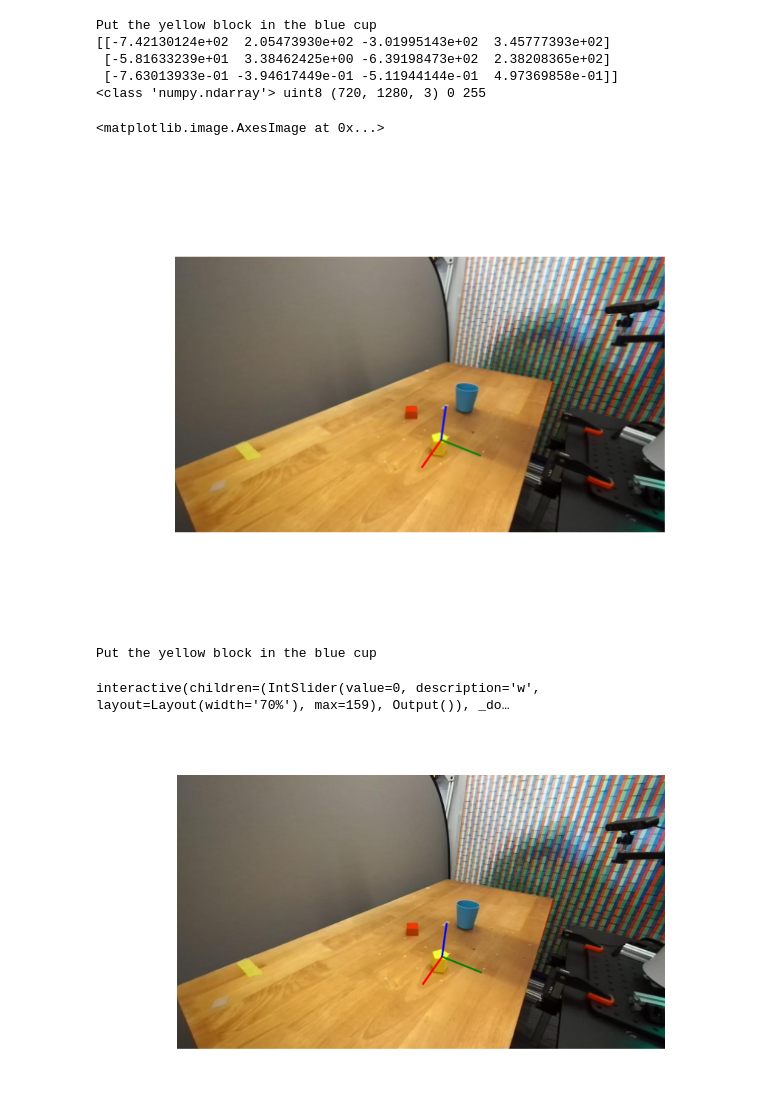
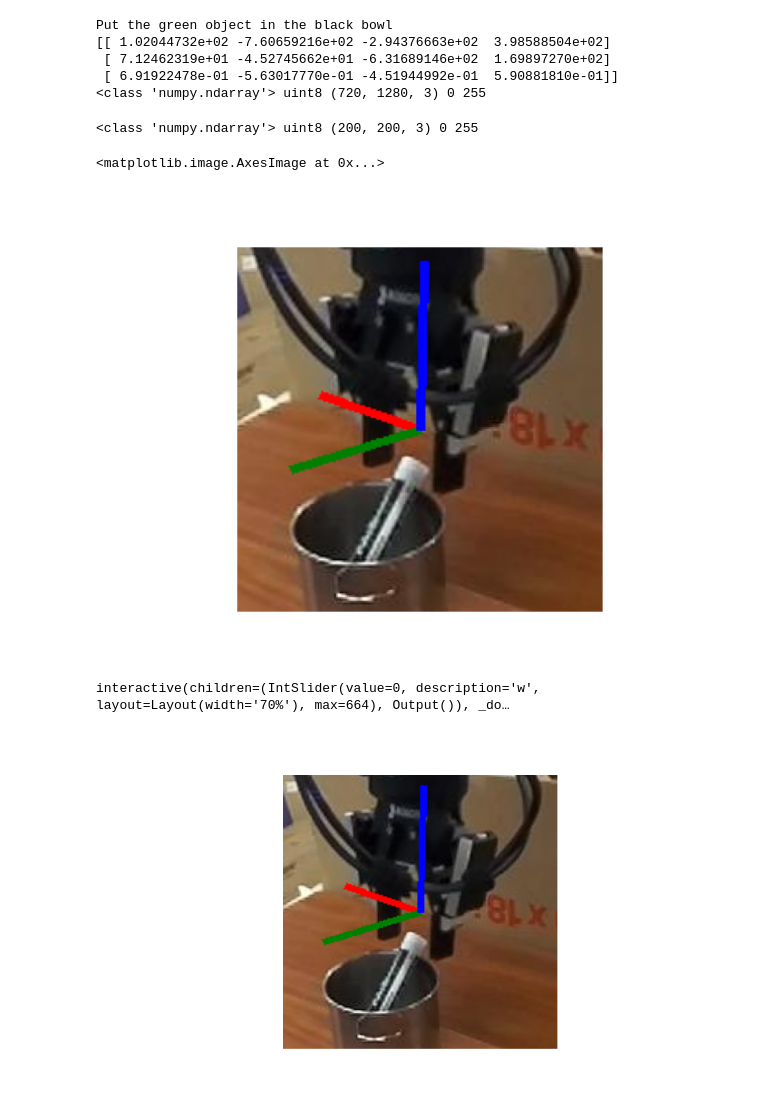
Before and after one commit to maximelianos/python-example-droid-dataset, a Jupyter notebook: test_real.ipynb, the cells around one changed output. Drawn from its saved outputs; the diff is of its cells as text; code cells hidden in the pictures.

```diff
--- a/test_real.ipynb
+++ b/test_real.ipynb
@@ -79,7 +79,7 @@ def load_episode(idx):
     obj_start_pose = np.array(info["obj_start_pose"][0])
 
     obj_start_t, obj_start_rot = extract_extrinsics(obj_start_pose)
-    image = cv2.imread(data_path / info["image"])[:,:,::-1]
+    image = cv2.imread(data_path / info["image_grip"])[:,:,::-1]
     caption = info["action_text"]
 
     # Camera
@@ -101,10 +101,10 @@ print(caption)
 print(total_transform)
 imginfo(image)
 # %% [output]
-Put the yellow block in the blue cup
-[[-7.42130124e+02  2.05473930e+02 -3.01995143e+02  3.45777393e+02]
- [-5.81633239e+01  3.38462425e+00 -6.39198473e+02  2.38208365e+02]
- [-7.63013933e-01 -3.94617449e-01 -5.11944144e-01  4.97369858e-01]]
+Put the green object in the black bowl
+[[ 1.02044732e+02 -7.60659216e+02 -2.94376663e+02  3.98588504e+02]
+ [ 7.12462319e+01 -4.52745662e+01 -6.31689146e+02  1.69897270e+02]
+ [ 6.91922478e-01 -5.63017770e-01 -4.51944992e-01  5.90881810e-01]]
 <class 'numpy.ndarray'> uint8 (720, 1280, 3) 0 255
 # %%
 from PIL import ImageDraw
@@ -135,7 +135,7 @@ def show_pose(image, total_transform) -> np.ndarray:
     y = np.array([0, dist, 0])
     z = np.array([0, 0, dist])
 
-    c = project(c, total_transform)
+    c = project(c, total_transform) # [x y]
     x = project(x, total_transform)
     y = project(y, total_transform)
     z = project(z, total_transform)
@@ -150,47 +150,55 @@ def show_pose(image, total_transform) -> np.ndarray:
     draw.line((c[0], c[1], y[0], y[1]), fill="green", width=5)
     draw.line((c[0], c[1], z[0], z[1]), fill="blue", width=5)
 
-    # convert image back to numpy
-    return np.asarray(im)
+    # convert image back to numpy and crop
+    # https://www.pythoninformer.com/python-libraries/numpy/image-operations/
+
+    array = np.asarray(im)
+    cropw = 100
+    _padded = np.pad(array, ((cropw, cropw), (cropw, cropw), (0, 0)))
+    _cx = int(c[0] + cropw)
+    _cy = int(c[1] + cropw)
+    crop = _padded[_cy - cropw: _cy + cropw, _cx - cropw: _cx + cropw, :]
+    return crop
 
 plot = show_pose(image, total_transform)
+imginfo(plot)
 fig, ax = plt.subplots(1)
 ax.set_axis_off()
 ax.imshow(plot)
 # %% [output]
-<matplotlib.image.AxesImage at 0x...>
+<class 'numpy.ndarray'> uint8 (200, 200, 3) 0 255
+<matplotlib.image.AxesImage at 0x...>
-[figure, old version]
+[figure, new version]
 # %%
 %matplotlib widget
 from ipywidgets import widgets, Layout, interact
 
 line = None
 
 def update(w: int):
     global line
     total_transform, image, caption = load_episode(w)
     image_m = show_pose(image, total_transform)
     print(caption)
 
     if line is None:
         line = ax.imshow(image_m)
     else:
         line.set_data(image_m)
     fig.canvas.draw_idle()
 
 image_width, image_height = int(1280/3*2), int(720/3*2)
 dpi = 100
 figsize = (image_width / dpi, image_height / dpi)
 fig, ax = plt.subplots(1, figsize=figsize, dpi=dpi)
 ax.set_axis_off()
-update(0)
 
 slider_w = widgets.IntSlider(
     min=0, max=len(lines)-1, step=1, value=0, layout=Layout(width="70%")
 )
 interact(update, w=slider_w)
 pass
 # %% [output]
-Put the yellow block in the blue cup
+interactive(children=(IntSlider(value=0, description='w', layout=Layout(width='70%'), max=664), Output()), _do…
-interactive(children=(IntSlider(value=0, description='w', layout=Layout(width='70%'), max=159), Output()), _do…
-[figure, old version]
+[figure, new version]
```
Also changed, not shown: parts of 2 cells of this notebook.
